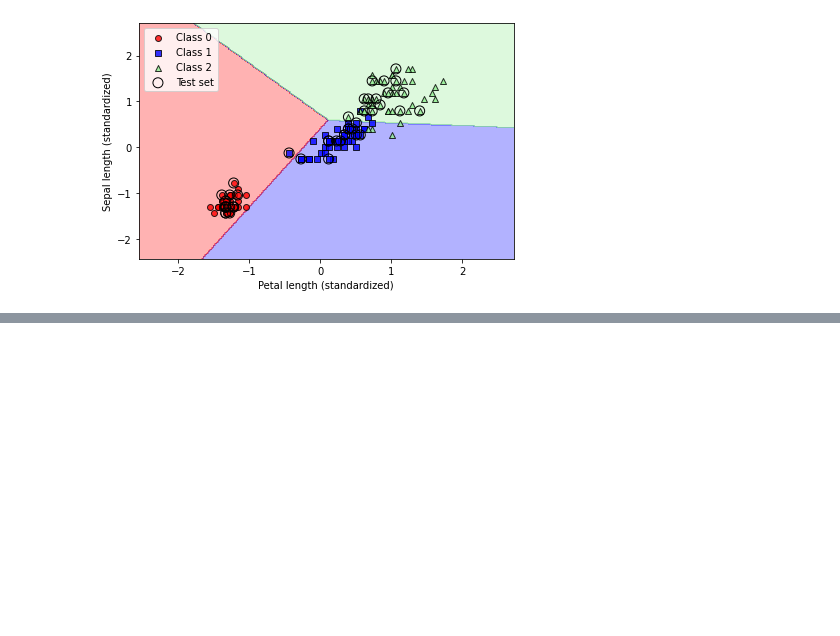
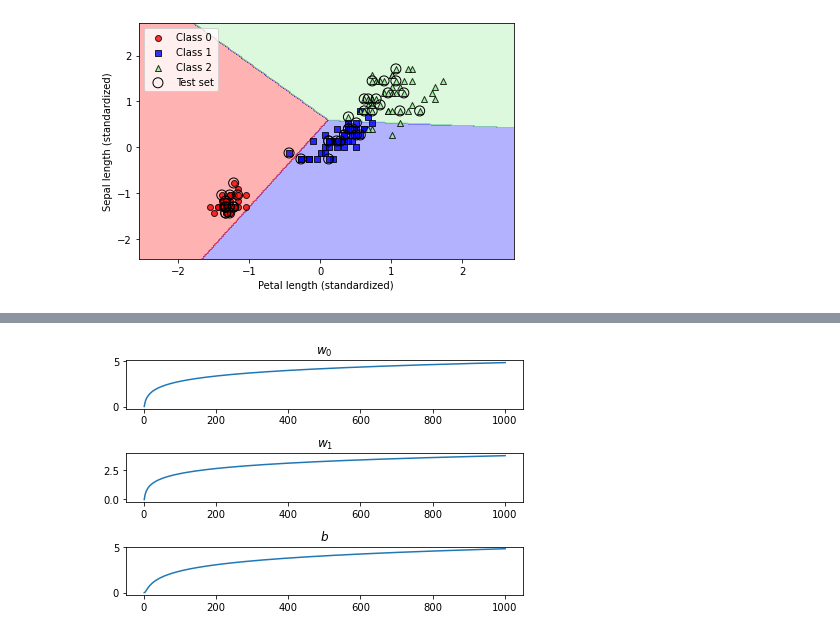
Before and after one commit to kjyoder/ml-pytorch-sklearn, a Jupyter notebook: ch03_ChoosingClassifier.ipynb, the cells around one changed output, grey strips where cells are left out. Cells and saved outputs as stored; diff of their text form; code cells hidden in the pictures; blank space fills up the shorter version.

```diff
--- a/ch03_ChoosingClassifier.ipynb
+++ b/ch03_ChoosingClassifier.ipynb
@@ -100,0 +268,13 @@ plt.tight_layout()
+# %%
+x = np.arange(0,1001)+1
+ests = np.array(lrgd.ests)
+fig, ax = plt.subplots(3, 1)
+ax[0].plot(x, ests[:,0])
+ax[1].plot(x, ests[:,1])
+ax[2].plot(x, ests[:,2])
+ax[0].set_title('$w_0$')
+ax[1].set_title('$w_1$')
+ax[2].set_title('$b$')
+fig.tight_layout()
+# %% [output]
+[figure, added]
```
Also changed, not shown: parts of 26 cells of this notebook.
